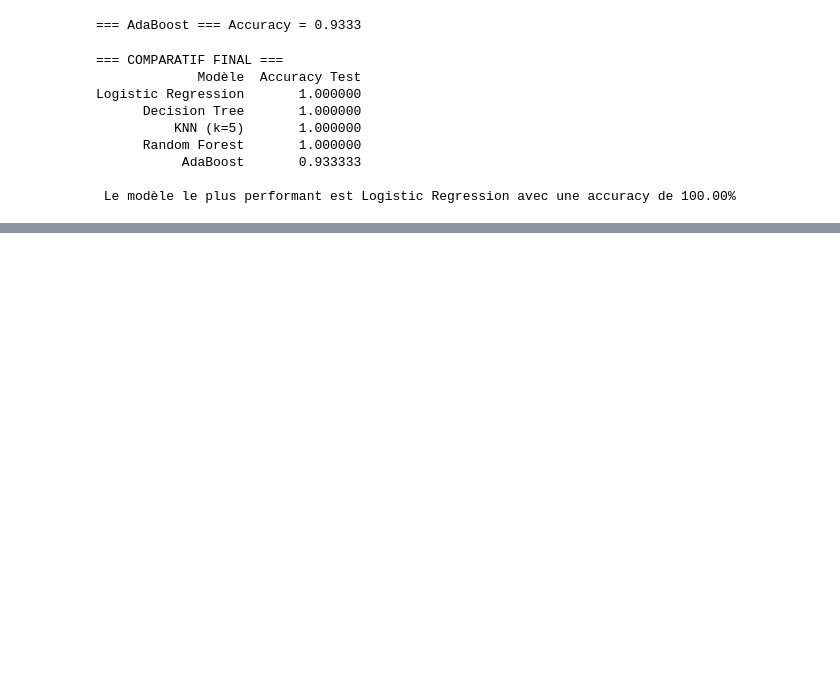
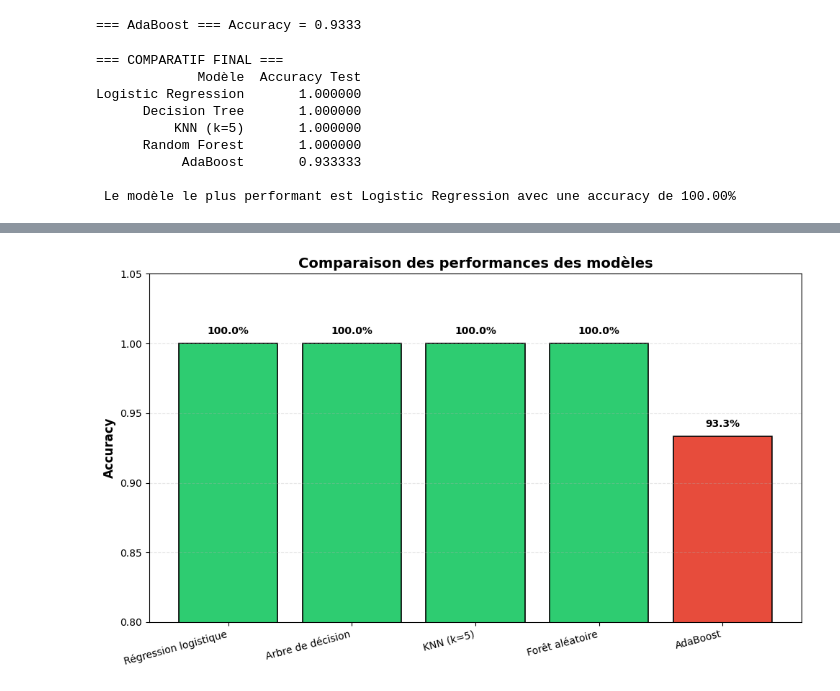
Before and after one commit to oumenia/ML-Project-Iris, a Jupyter notebook: ML_Project_Iris.ipynb, the cells around one changed output, grey strips where cells are left out. Drawn from its saved outputs; the diff is of its cells as text; code cells hidden in the pictures; blank space fills up the shorter version.

```diff
--- a/ML_Project_Iris.ipynb
+++ b/ML_Project_Iris.ipynb
@@ -196,0 +234,26 @@ Logistic Regression       1.000000
+# %%
+import matplotlib.pyplot as plt
+import numpy as np
+
+# Données des résultats
+modeles = ['Régression logistique', 'Arbre de décision', 'KNN (k=5)', 'Forêt aléatoire', 'AdaBoost']
+accuracies = [1.0, 1.0, 1.0, 1.0, 0.9333]
+couleurs = ['#2ecc71', '#2ecc71', '#2ecc71', '#2ecc71', '#e74c3c']
+
+plt.figure(figsize=(10, 6))
+bars = plt.bar(modeles, accuracies, color=couleurs, edgecolor='black', linewidth=1.2)
+plt.ylim(0.8, 1.05)
+plt.ylabel('Accuracy', fontsize=12, fontweight='bold')
+plt.title('Comparaison des performances des modèles', fontsize=14, fontweight='bold')
+plt.xticks(rotation=15, ha='right')
+
+for bar, acc in zip(bars, accuracies):
+    plt.text(bar.get_x() + bar.get_width()/2, bar.get_height() + 0.005,
+             f'{acc:.1%}', ha='center', va='bottom', fontweight='bold')
+
+plt.grid(axis='y', alpha=0.3, linestyle='--')
+plt.tight_layout()
+plt.savefig('accuracy_comparison.png', dpi=300, bbox_inches='tight')
+plt.show()
+# %% [output]
+[figure, added]
```
Also changed, not shown: parts of 5 cells of this notebook.
